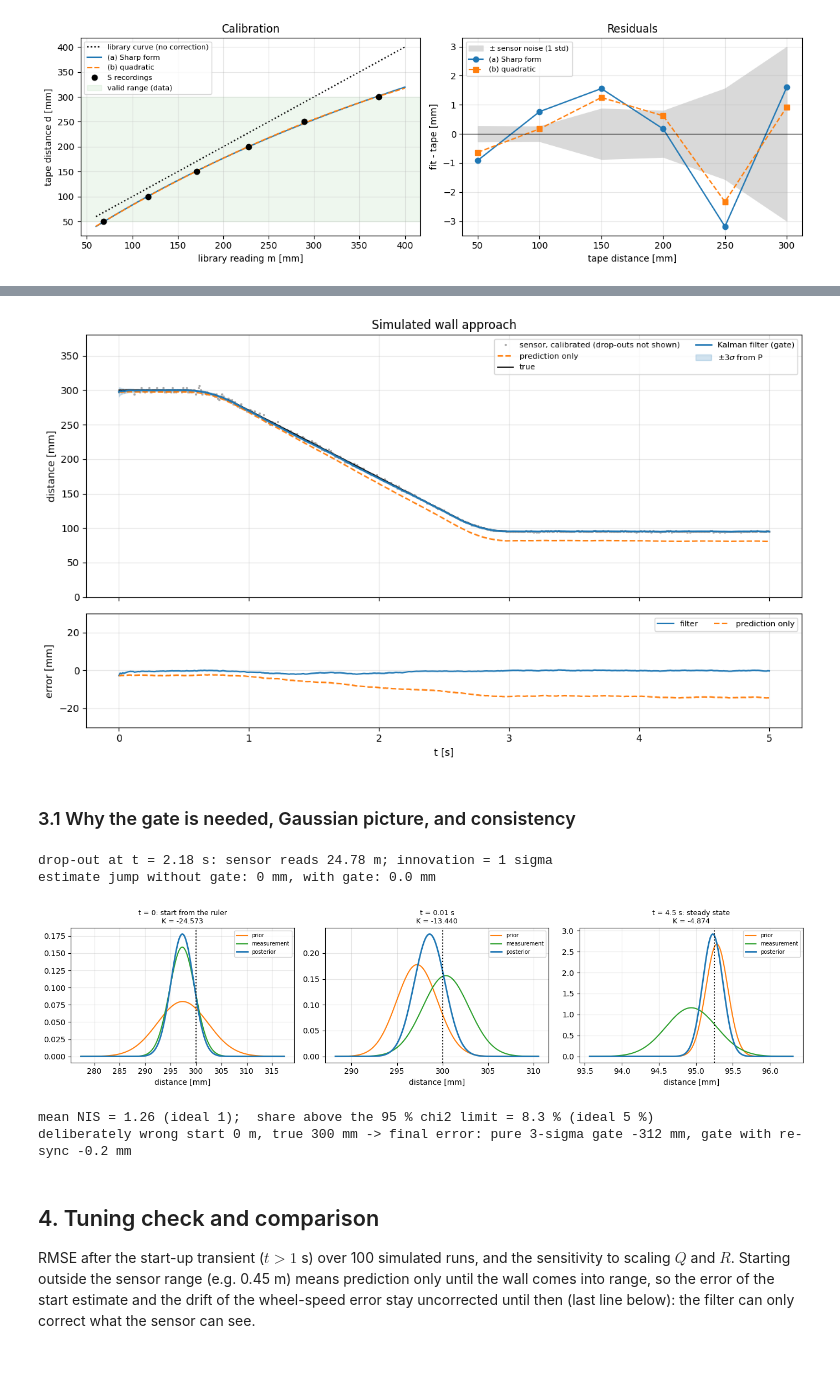
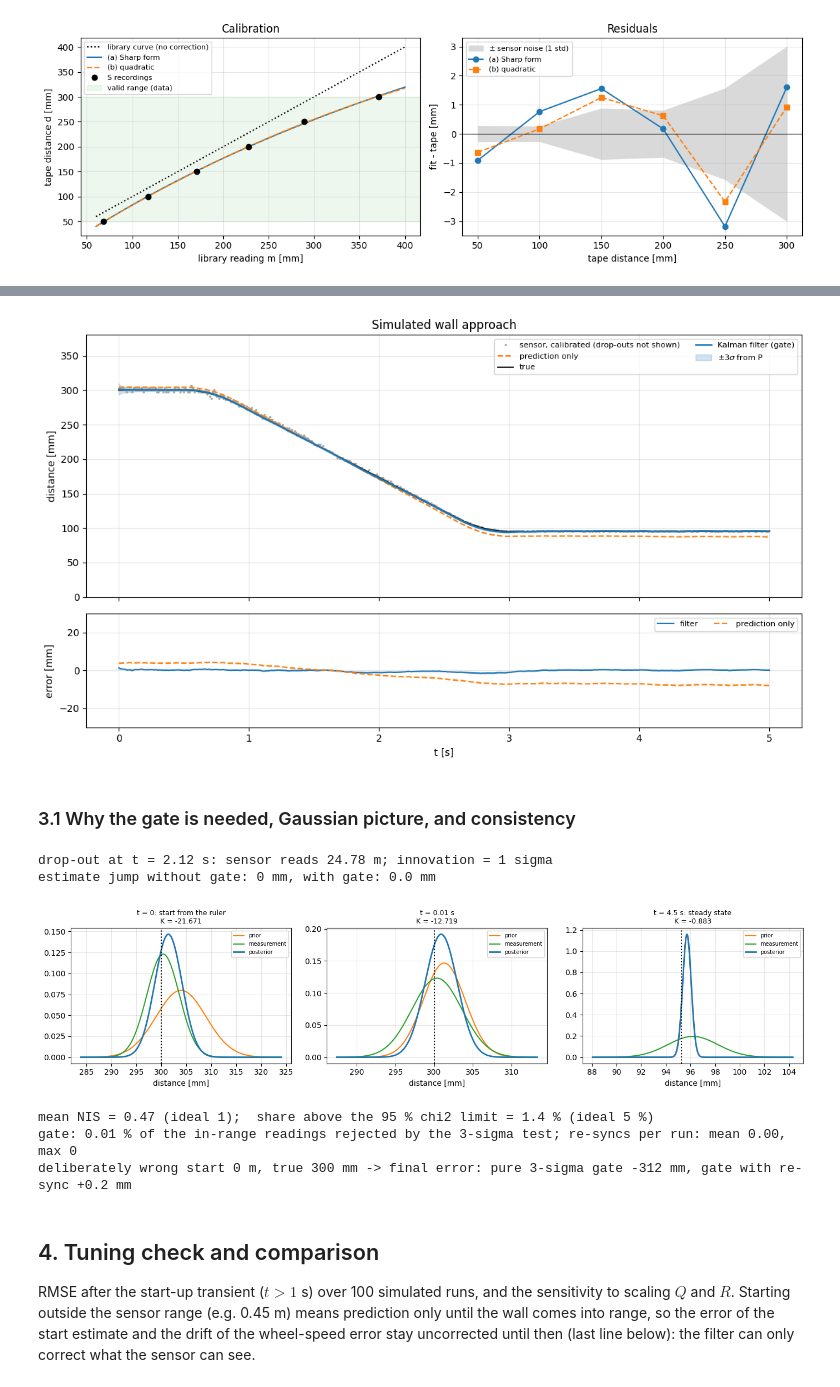
Before and after one commit to davidkog511/1d-kalman-filter, a Jupyter notebook: A3_1D_LKF/Assignment3_LKF.ipynb, the cells around one changed output, grey strips where cells are left out. Cells and saved outputs as stored; diff of their text form; code cells hidden in the pictures.

```diff
--- a/A3_1D_LKF/Assignment3_LKF.ipynb
+++ b/A3_1D_LKF/Assignment3_LKF.ipynb
@@ -136,18 +136,20 @@ $c$ [counts] is fitted on the S recordings (in log space, so every distance coun
 dm_per_count = lambda m: (m - SHARP_B)**2 / SHARP_A                       # library metres per ADC count
 NOISE_C = np.exp(np.mean(np.log(stat.m_std / dm_per_count(stat.m))))     # [counts]
 sigma_d = lambda m: NOISE_C * dd_dm(m) * dm_per_count(m)                  # [m]
-R_of_m = lambda m: sigma_d(m)**2                                          # [m^2]
+SIGMA_CAL = 0.002                                                         # [m] calibration floor
+R_of_m = lambda m: sigma_d(m)**2 + SIGMA_CAL**2                           # [m^2]
 H = -R_WHEEL                                                              # z = d = H x
 
 meas = 1e3 * dd_dm(stat.m) * stat.m_std
 print(f'NOISE_C = {NOISE_C:.3f} counts   (per distance: {", ".join(f"{c:.2f}" for c in stat.m_std / dm_per_count(stat.m))})')
-print(pd.DataFrame({'tape [mm]': 1e3 * stat.tape, 'measured std [mm]': meas, 'model std [mm]': 1e3 * sigma_d(stat.m),
+print(pd.DataFrame({'tape [mm]': 1e3 * stat.tape, 'measured std [mm]': meas, 'model std [mm]': 1e3 * sigma_d(stat.m), 'sqrt(R) incl. floor [mm]': 1e3 * np.sqrt(R_of_m(stat.m)),
                     'R model [m^2]': R_of_m(stat.m)}).round(5).to_string(index=False))
 
 mm = np.linspace(0.06, 0.40, 300)
 plt.figure(figsize=(7, 3.8))
 plt.semilogy(1e3 * calibrate(mm), 1e3 * sigma_d(mm), label=f'model, c = {NOISE_C:.2f} counts')
 plt.semilogy(1e3 * calibrate(mm), 1e3 * dd_dm(mm) * dm_per_count(mm), ':', color='0.5', label='1 count')
+plt.semilogy(1e3 * calibrate(mm), 1e3 * np.sqrt(R_of_m(mm)), '--', color='tab:red', label=r'$\sqrt{R}$ used by the filter (with 2 mm floor)')
 plt.semilogy(1e3 * stat.tape, meas, 'ko', label='measured (S recordings)')
 plt.xlabel('distance d [mm]'); plt.ylabel(r'$\sigma_d$ [mm]'); plt.title('Sensor noise vs distance'); plt.legend(); plt.show()
 # %% [output]
@@ -170,6 +172,7 @@ def lkf(m, w_mean, Q, x0, P0, gate=None, r_scale=1.0):
     # Same steps as robot.cpp + state_estimator.cpp. m = getFrontDistance() [m], w_mean = (wA + wB)/2 [rad/s]
     # state x = -d/R_WHEEL [rad]
     n = len(m); o = {k: np.zeros(n) for k in ['x', 'P', 'xb', 'Pb', 'nu', 'S', 'K', 'z', 'R']}; o['skip'] = np.zeros(n, bool)
+    o['rej_range'], o['rej_3s'], o['resync'] = np.zeros(n, bool), np.zeros(n, bool), np.zeros(n, bool)
     x, P, rejected = x0, P0, 0                                 # rejected = 0: ResetGate()
     for k in range(n):
         o['xb'][k], o['Pb'][k] = x, P
@@ -181,11 +184,15 @@ def lkf(m, w_mean, Q, x0, P0, gate=None, r_scale=1.0):
                 accept = False                                 # drop-out, NaN/inf (raw value)
             elif not (D_MIN <= z <= D_MAX):
                 accept = False                                 # outside the sensor range (calibrated)
+                o['rej_range'][k] = True
             elif nu**2 > gate * S:
                 rejected += 1
                 accept = rejected > MAX_REJECT                 # persistent: the estimate is wrong, re-sync
                 if accept:
                     P = P_RESYNC; S = H * P * H + Rk           # re-sync: widen P first, as in the firmware
+                    o['resync'][k] = True
+                else:
+                    o['rej_3s'][k] = True
             if accept:
                 rejected = 0
         if not accept:
@@ -205,9 +212,12 @@ P0 = P0_STATE
 SIG_W_ENC = SIGMA_OMEGA                                                    # wheel-speed noise [rad/s] from section 2.1
 
 m_grid = np.linspace(SHARP_B + 0.03, M_RAW_MAX, 20000); d_grid = calibrate(m_grid)   # calibration is one-to-one here
-def sensor(d_true, rng):
-    # library reading m for a true distance: inverse calibration -> ADC counts + noise -> whole counts -> library curve
-    raw = SHARP_A / (np.interp(d_true, d_grid, m_grid) - SHARP_B)
+CAL_KNOTS = np.array(TAPE_MM) / 1e3                                        # [m] where the calibration error is drawn
+def sensor(d_true, rng, cal_bias):
+    # library reading m for a true distance: + calibration error -> inverse calibration -> ADC counts + noise
+    # -> whole counts -> library curve
+    d_seen = d_true + np.interp(d_true, CAL_KNOTS, cal_bias)                # smooth systematic error of this run
+    raw = SHARP_A / (np.interp(d_seen, d_grid, m_grid) - SHARP_B)
     raw = np.round(raw + rng.normal(0, np.sqrt(max(NOISE_C**2 - 1/12, 0)), len(raw)))   # rounding adds 1/12 count^2
     return SHARP_A / raw + SHARP_B
 
@@ -216,7 +226,8 @@ def simulate(seed, d0=0.30, T=5.0, eps=0.05, p_drop=0.015):
     w_true = np.interp(tt, [0, .5, .9, 2.6, 3.0, T], [0, 0, W_CRUISE, W_CRUISE, 0, 0])
     d_true = d0 - R_WHEEL * np.concatenate([[0], np.cumsum(0.5 * (w_true[1:] + w_true[:-1]) * DT)])
     w_meas = (1 + eps) * w_true + rng.normal(0, SIG_W_ENC, n)
-    z = sensor(d_true, rng); z[rng.random(n) < p_drop] = 24.78
+    cal_bias = rng.normal(0, SIGMA_CAL, len(CAL_KNOTS))                    # calibration error of this run [m]
+    z = sensor(d_true, rng, cal_bias); z[rng.random(n) < p_drop] = 24.78
     x0 = (d0 + rng.normal(0, SIG_RULER)) / -R_WHEEL                       # tape-measured start, typed in ValueOut1 (Meas2State)
     return dict(t=tt, d=d_true, w=w_meas, z=z, x0=x0)
 
@@ -234,7 +245,7 @@ ax[0].set(ylim=(0, 380), ylabel='distance [mm]', title='Simulated wall approach'
 ax[1].plot(tt, 1e3*(H*f_gate['x']-d_true), label='filter'); ax[1].plot(tt, 1e3*(d_pred-d_true), '--', color='tab:orange', label='prediction only')
 ax[1].set(ylim=(-30, 30), xlabel='t [s]', ylabel='error [mm]'); ax[1].legend(ncol=2, fontsize=8); plt.tight_layout(); plt.show()
 # %% [output]
-[figure, old version]
+[figure, new version]
 # %% [markdown]
 ### 3.1 Why the gate is needed, Gaussian picture, and consistency
 # %%
@@ -247,38 +258,44 @@ for a, kk, ttl in zip(ax, [0, 1, 450], ['t = 0: start from the ruler', 't = 0.01
     o = f_gate; m_pr, s_pr, m_po, s_po = H*o['xb'][kk], R_WHEEL*np.sqrt(o['Pb'][kk]), H*o['x'][kk], R_WHEEL*np.sqrt(o['P'][kk])
     zk, sk = o['z'][kk], np.sqrt(o['R'][kk])                     # calibrated reading and its std
     xs = np.linspace(min(m_pr-4*s_pr, zk-4*sk), max(m_pr+4*s_pr, zk+4*sk), 600)
     a.plot(1e3*xs, norm.pdf(xs, m_pr, s_pr)/1e3, 'tab:orange', label='prior'); a.plot(1e3*xs, norm.pdf(xs, zk, sk)/1e3, 'tab:green', label='measurement')
     a.plot(1e3*xs, norm.pdf(xs, m_po, s_po)/1e3, 'tab:blue', lw=2, label='posterior'); a.axvline(1e3*d_true[kk], color='k', ls=':')
     a.set_title(ttl + f'\nK = {o["K"][kk]:.3f}', fontsize=9); a.set_xlabel('distance [mm]'); a.legend(fontsize=7)
 plt.tight_layout(); plt.show()
 
 # consistency: normalised innovation squared over many runs (drop-outs excluded), expected mean 1
-nis = []
+# and how often the gate rejects a reading that is in range (3-sigma test) or re-syncs
+nis, n_inrange, n_3s, n_resync = [], 0, 0, []
 for s in range(40):
     sm = simulate(s); o = lkf(sm['z'], sm['w'], Q, sm['x0'], P0, gate=GATE); keep = ~o['skip'] & (sm['t'] > 1)
     nis.append((o['nu']**2 / o['S'])[keep])
+    inrange = (sm['z'] < M_RAW_MAX) & ~o['rej_range']
+    n_inrange += inrange.sum(); n_3s += o['rej_3s'].sum(); n_resync.append(o['resync'].sum())
 nis = np.concatenate(nis)
 print(f'mean NIS = {nis.mean():.2f} (ideal 1);  share above the 95 % chi2 limit = {100*(nis > chi2.ppf(.95, 1)).mean():.1f} % (ideal 5 %)')
+print(f'gate: {100*n_3s/n_inrange:.2f} % of the in-range readings rejected by the 3-sigma test; '
+      f're-syncs per run: mean {np.mean(n_resync):.2f}, max {np.max(n_resync)}')
 
 # DELIBERATELY WRONG initial estimate (ValueOut1 left at 0), to demonstrate the re-sync:
 # a pure 3-sigma gate never accepts a measurement again
 def plain_3sigma_gate(m, w, x0):
     x, P = x0, P0
     for k in range(len(m)):
         zk = calibrate(m[k]); nu = zk - H * x; S = H * P * H + R_of_m(m[k])
         if SHARP_B < m[k] < M_RAW_MAX and D_MIN <= zk <= D_MAX and nu**2 <= GATE * S:
             K = P * H / S; x += K * nu; P = (1 - K * H) * P
         x += B * w[k]; P += Q
     return H * x
 bad = 0.0 / -R_WHEEL + 1e-9
 print(f'deliberately wrong start 0 m, true {1e3*d_true[0]:.0f} mm -> final error: pure 3-sigma gate {1e3*(plain_3sigma_gate(z, wm, bad) - d_true[-1]):+.0f} mm, '
       f'gate with re-sync {1e3*(H*lkf(z, wm, Q, bad, P0, gate=GATE)["x"][-1] - d_true[-1]):+.1f} mm')
 # %% [output]
-drop-out at t = 2.18 s: sensor reads 24.78 m; innovation = 1 sigma
+drop-out at t = 2.12 s: sensor reads 24.78 m; innovation = 1 sigma
 estimate jump without gate: 0 mm, with gate: 0.0 mm
-[figure, old version]
+[figure, new version]
-mean NIS = 1.26 (ideal 1);  share above the 95 % chi2 limit = 8.3 % (ideal 5 %)
-deliberately wrong start 0 m, true 300 mm -> final error: pure 3-sigma gate -312 mm, gate with re-sync -0.2 mm
+mean NIS = 0.47 (ideal 1);  share above the 95 % chi2 limit = 1.4 % (ideal 5 %)
+gate: 0.01 % of the in-range readings rejected by the 3-sigma test; re-syncs per run: mean 0.00, max 0
+deliberately wrong start 0 m, true 300 mm -> final error: pure 3-sigma gate -312 mm, gate with re-sync +0.2 mm
 # %% [markdown]
 ## 4. Tuning check and comparison
 RMSE after the start-up transient ($t>1$ s) over 100 simulated runs, and the sensitivity to scaling $Q$ and $R$. Starting outside the sensor range (e.g. 0.45 m) means prediction only until the wall comes into range, so the error of the start estimate and the drift of the wheel-speed error stay uncorrected until then (last line below): the filter can only correct what the sensor can see.
```
Also changed, not shown: parts of 6 cells of this notebook, 3 other files.
